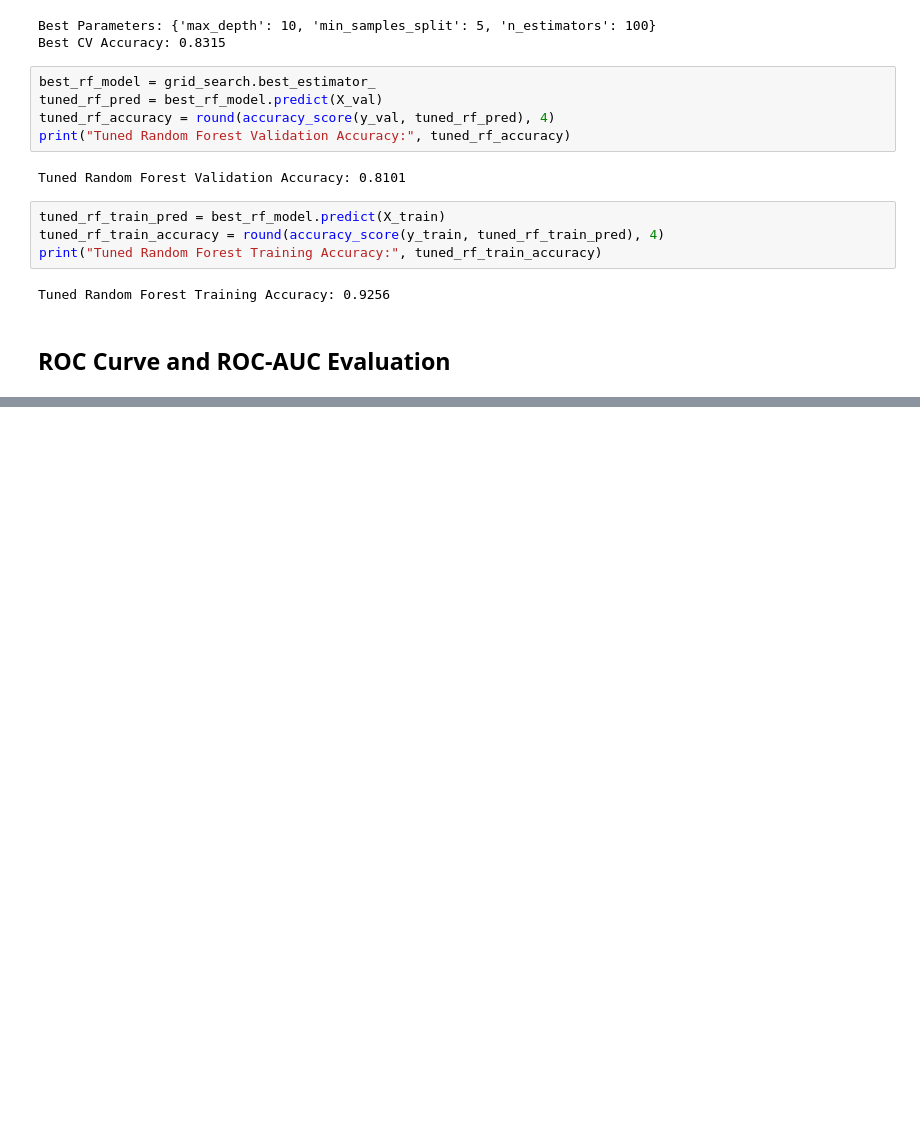
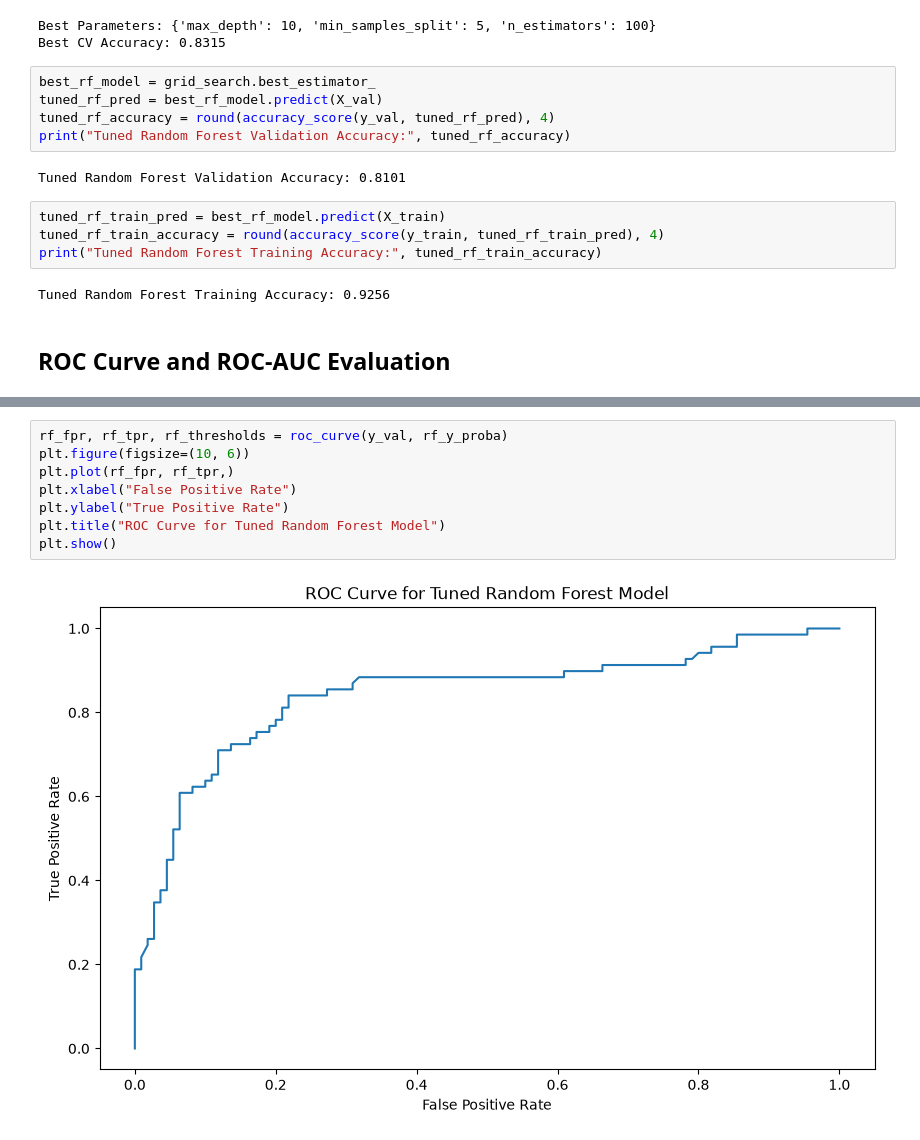
Before and after one commit to alitokgoz7/Titanic-data-science, a Jupyter notebook: notebooks/titanic_analysis.ipynb, the cells around one changed output, grey strips where cells are left out. Saved outputs shown, nothing was run; the diff lists cells and outputs as text; blank space fills up the shorter version.

```diff
--- a/notebooks/titanic_analysis.ipynb
+++ b/notebooks/titanic_analysis.ipynb
@@ -912,0 +952,10 @@ Tuned Random Forest Training Accuracy: 0.9256
+# %%
+rf_fpr, rf_tpr, rf_thresholds = roc_curve(y_val, rf_y_proba)
+plt.figure(figsize=(10, 6))
+plt.plot(rf_fpr, rf_tpr,)
+plt.xlabel("False Positive Rate")
+plt.ylabel("True Positive Rate")
+plt.title("ROC Curve for Tuned Random Forest Model")
+plt.show()
+# %% [output]
+[figure, added]
```
Also changed, not shown: parts of 27 cells of this notebook, 7 other files.
